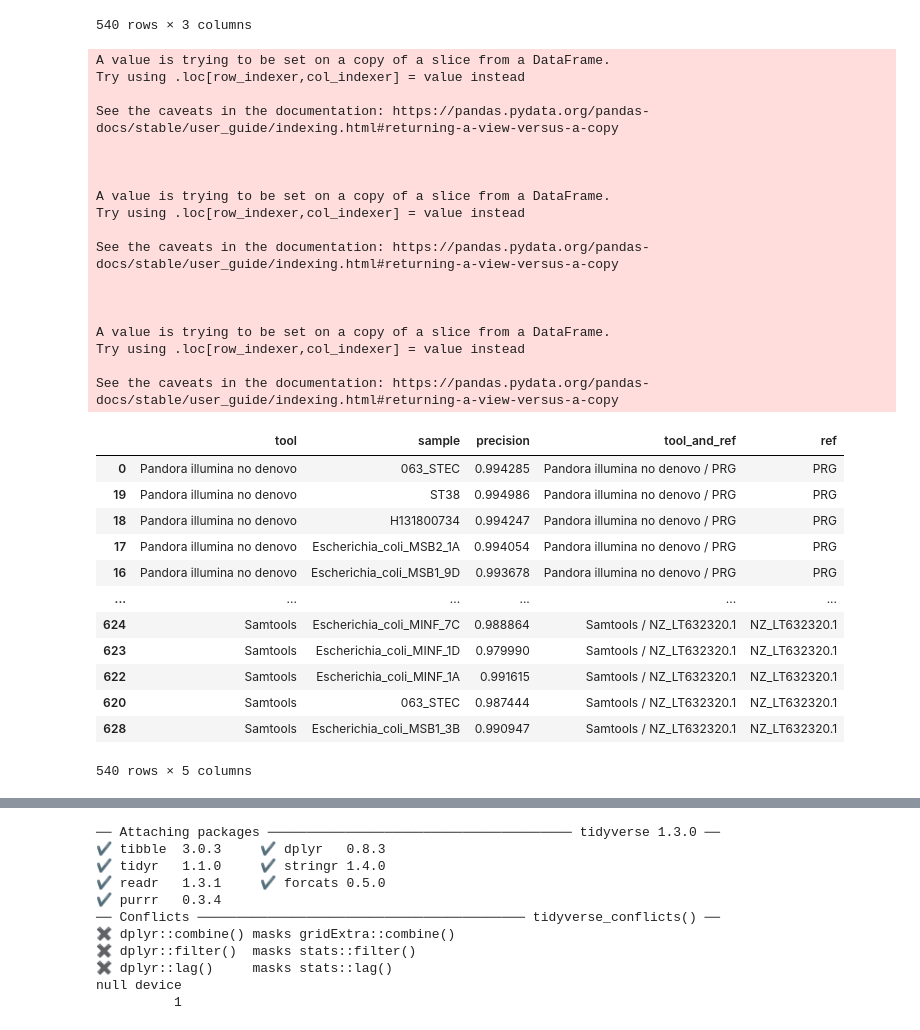
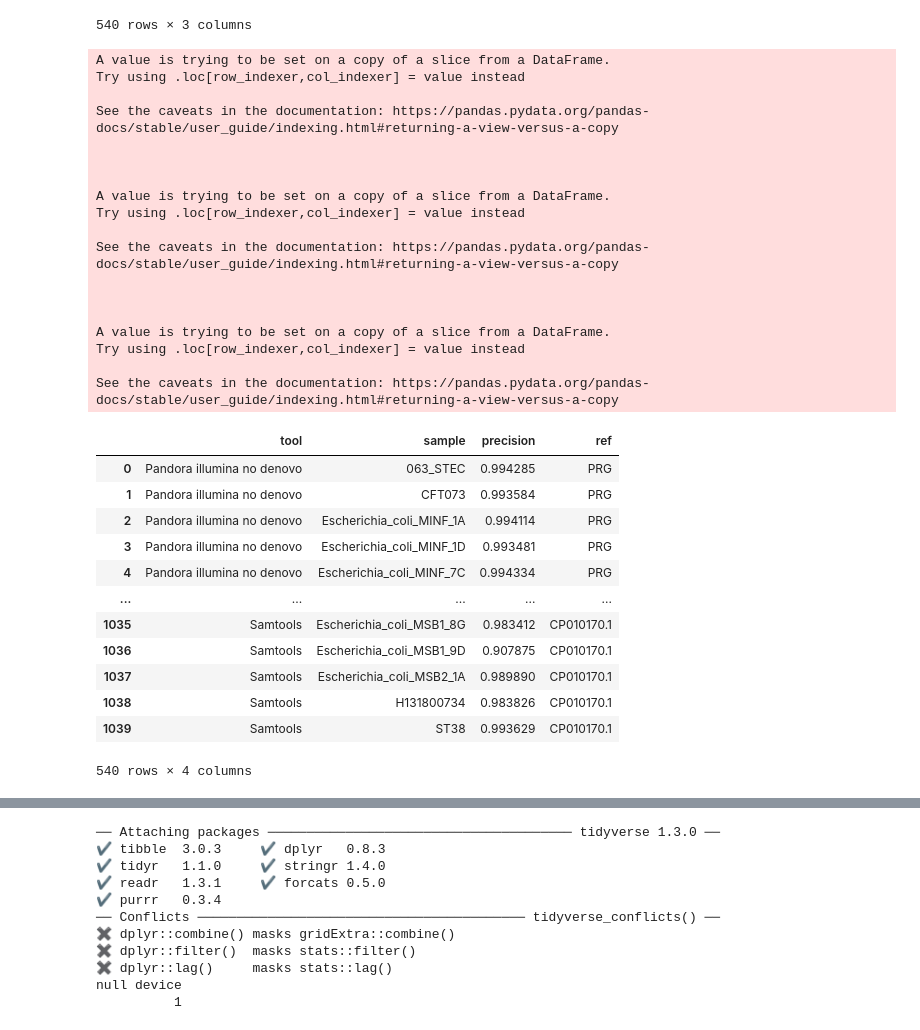
Before and after one commit to leoisl/pandora_paper_roc, a Jupyter notebook: eda/precision_per_ref_per_clade/precision_per_ref_per_clade.ipynb, the cells around one changed output, grey strips where cells are left out. Drawn from its saved outputs; the diff is of its cells as text; code cells hidden in the pictures.

```diff
--- a/eda/precision_per_ref_per_clade/precision_per_ref_per_clade.ipynb
+++ b/eda/precision_per_ref_per_clade/precision_per_ref_per_clade.ipynb
@@ -46,26 +47,16 @@ df
 | 1039 | samtools_CP010170.1 | ST38 | 0.993629 |
 540 rows × 3 columns
 # %%
-# making things look nicer
+# create ref and tool columns
 
-def get_tool_and_ref(tool):
-    if "pandora" in tool:
-        if "nodenovo" in tool:
-            return "Pandora illumina no denovo / PRG"
-        else:
-            return "Pandora illumina with denovo / PRG"
-    elif "snippy" in tool:
-        return "Snippy / " + tool[tool.index("_")+1:]
-    elif "samtools" in tool:
-        return "Samtools / " + tool[tool.index("_")+1:]
-    else:
-        assert False, "We should not be here"
 
+# get ref out of tool column
 def get_ref(tool):
     if tool.startswith("pandora"):
         return "PRG"
     else:
         return tool[tool.index("_")+1:]
+
 
 def get_tool(tool):
     if "pandora" in tool:
@@ -75,45 +66,55 @@ def get_tool(tool):
             return "Pandora illumina with denovo"
     elif "snippy" in tool:
         return "Snippy"
     elif "samtools" in tool:
         return "Samtools"
     else:
         assert False, "We should not be here"
 
-df["tool_and_ref"] = df["tool"].apply(get_tool_and_ref)
+
+# fix some ref names, because snippy script replace non-ACGT chars to U, even in ref name
+def fix_ref_name(ref):
+    if ref=="CN928163.2":
+        return "CU928163.2"
+    if ref=="NZ_LN995446.1":
+        return "NZ_LM995446.1"
+    if ref=="NZ_NG941718.1":
+        return "NZ_HG941718.1"
+    return ref
+
 df["ref"] = df["tool"].apply(get_ref)
+df["ref"] = df["ref"].apply(fix_ref_name)
 df["tool"] = df["tool"].apply(get_tool)
-df = df.sort_values(by="tool_and_ref")
 df
 # %% [output]
 A value is trying to be set on a copy of a slice from a DataFrame.
 Try using .loc[row_indexer,col_indexer] = value instead
 
 See the caveats in the documentation: https://pandas.pydata.org/pandas-docs/stable/user_guide/indexing.html#returning-a-view-versus-a-copy
 
 
 
 A value is trying to be set on a copy of a slice from a DataFrame.
 Try using .loc[row_indexer,col_indexer] = value instead
 
 See the caveats in the documentation: https://pandas.pydata.org/pandas-docs/stable/user_guide/indexing.html#returning-a-view-versus-a-copy
 
 
 
 A value is trying to be set on a copy of a slice from a DataFrame.
 Try using .loc[row_indexer,col_indexer] = value instead
 
 See the caveats in the documentation: https://pandas.pydata.org/pandas-docs/stable/user_guide/indexing.html#returning-a-view-versus-a-copy
-|  | tool | sample | precision | tool_and_ref | ref |
-| 0 | Pandora illumina no denovo | 063_STEC | 0.994285 | Pandora illumina no denovo / PRG | PRG |
-| 19 | Pandora illumina no denovo | ST38 | 0.994986 | Pandora illumina no denovo / PRG | PRG |
-| 18 | Pandora illumina no denovo | H131800734 | 0.994247 | Pandora illumina no denovo / PRG | PRG |
-| 17 | Pandora illumina no denovo | Escherichia_coli_MSB2_1A | 0.994054 | Pandora illumina no denovo / PRG | PRG |
-| 16 | Pandora illumina no denovo | Escherichia_coli_MSB1_9D | 0.993678 | Pandora illumina no denovo / PRG | PRG |
-| ... | ... | ... | ... | ... | ... |
-| 624 | Samtools | Escherichia_coli_MINF_7C | 0.988864 | Samtools / NZ_LT632320.1 | NZ_LT632320.1 |
-| 623 | Samtools | Escherichia_coli_MINF_1D | 0.979990 | Samtools / NZ_LT632320.1 | NZ_LT632320.1 |
-| 622 | Samtools | Escherichia_coli_MINF_1A | 0.991615 | Samtools / NZ_LT632320.1 | NZ_LT632320.1 |
-| 620 | Samtools | 063_STEC | 0.987444 | Samtools / NZ_LT632320.1 | NZ_LT632320.1 |
-| 628 | Samtools | Escherichia_coli_MSB1_3B | 0.990947 | Samtools / NZ_LT632320.1 | NZ_LT632320.1 |
+|  | tool | sample | precision | ref |
+| 0 | Pandora illumina no denovo | 063_STEC | 0.994285 | PRG |
+| 1 | Pandora illumina no denovo | CFT073 | 0.993584 | PRG |
+| 2 | Pandora illumina no denovo | Escherichia_coli_MINF_1A | 0.994114 | PRG |
+| 3 | Pandora illumina no denovo | Escherichia_coli_MINF_1D | 0.993481 | PRG |
+| 4 | Pandora illumina no denovo | Escherichia_coli_MINF_7C | 0.994334 | PRG |
+| ... | ... | ... | ... | ... |
+| 1035 | Samtools | Escherichia_coli_MSB1_8G | 0.983412 | CP010170.1 |
+| 1036 | Samtools | Escherichia_coli_MSB1_9D | 0.907875 | CP010170.1 |
+| 1037 | Samtools | Escherichia_coli_MSB2_1A | 0.989890 | CP010170.1 |
+| 1038 | Samtools | H131800734 | 0.983826 | CP010170.1 |
+| 1039 | Samtools | ST38 | 0.993629 | CP010170.1 |
-540 rows × 5 columns
+540 rows × 4 columns
```
Also changed, not shown: parts of 7 cells of this notebook, 5 other files.
